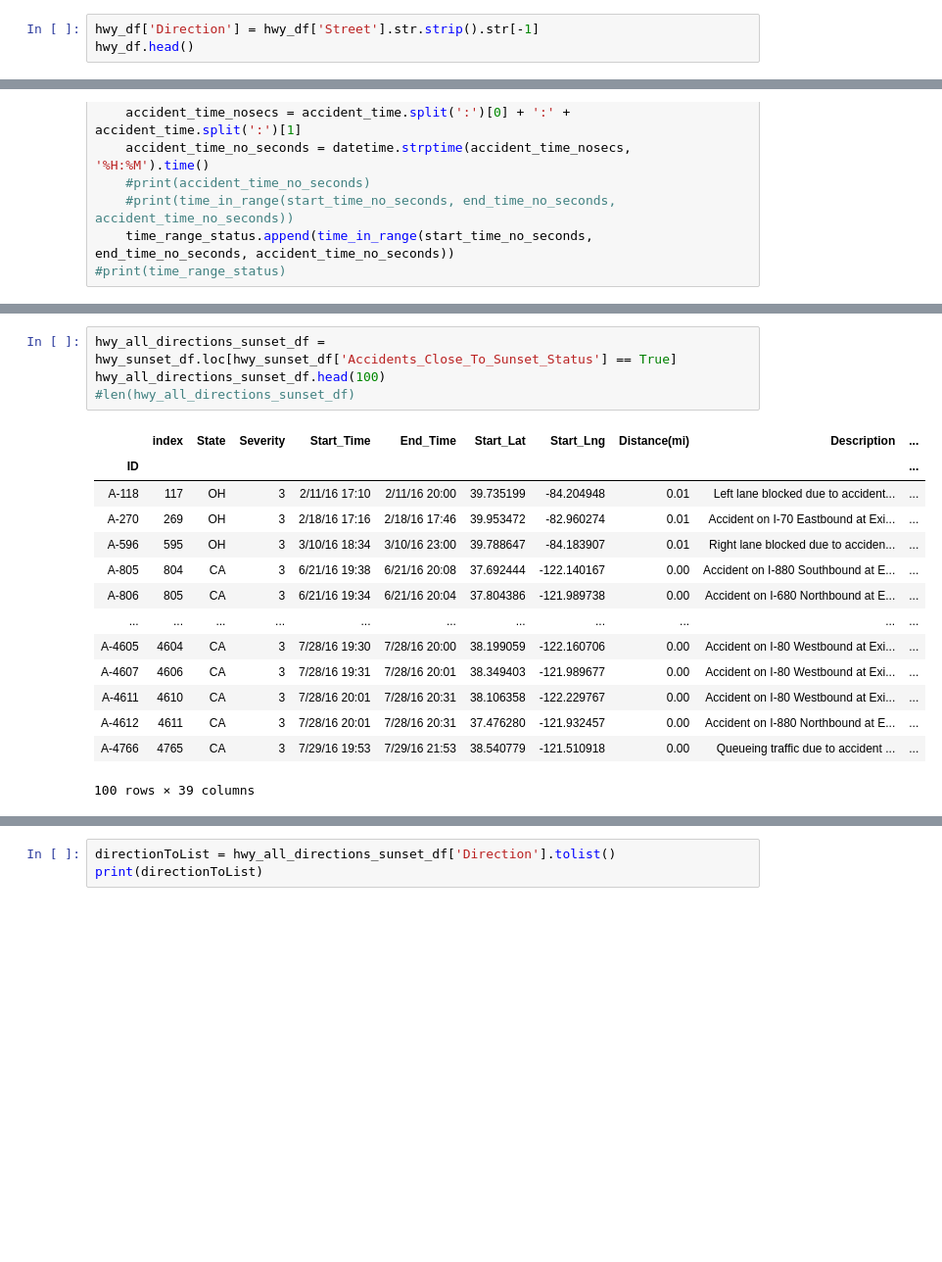
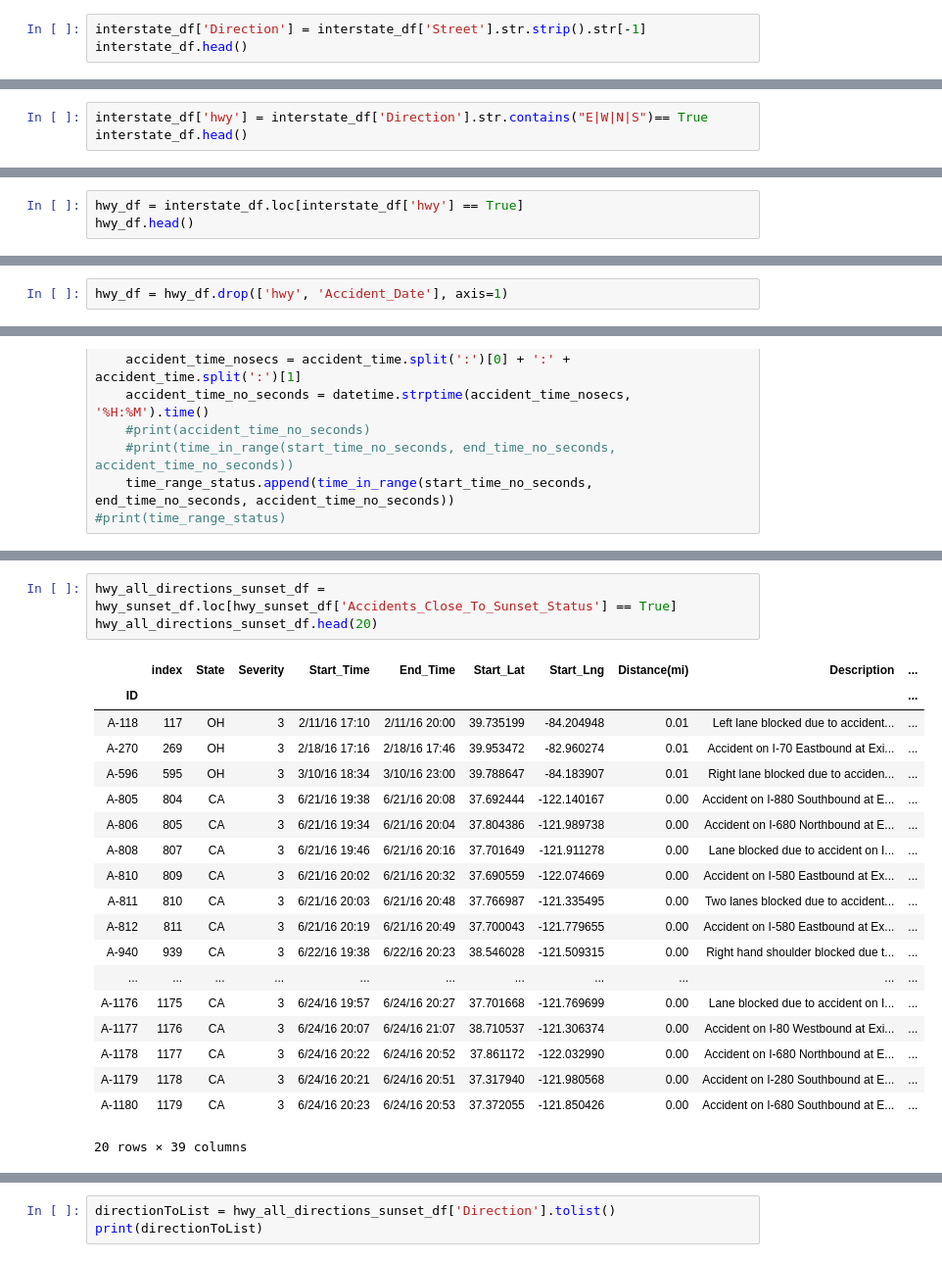
Before and after one commit to arundhatic/Project_1_sunsets, a Jupyter notebook: Arun/Sunset_all_directions.ipynb, the cells around one changed output, grey strips where cells are left out. Shown at 98% size. Drawn from its saved outputs; the diff is of its cells as text; blank space fills up the shorter version.

Commit message:
fixed direction column and timezone

```diff
--- a/Arun/Sunset_all_directions.ipynb
+++ b/Arun/Sunset_all_directions.ipynb
@@ -63,8 +63,8 @@ hwy_df.head()
 | A-50 | 49 | OH | 3 | 2/9/16 6:41 | 2/9/16 7:11 | 39.773193 | -84.187454 | 0.01 | Accident on I-75 Northbound at Ex... | ... |
 5 rows × 33 columns
 # %%
-hwy_df['Direction'] = hwy_df['Street'].str.strip().str[-1]
-hwy_df.head()
+interstate_df['Direction'] = interstate_df['Street'].str.strip().str[-1]
+interstate_df.head()
 # %% [output]
 A value is trying to be set on a copy of a slice from a DataFrame.
 Try using .loc[row_indexer,col_indexer] = value instead
@@ -79,3 +79,6 @@ See the caveats in the documentation: http://pandas.pydata.org/pandas-docs/stabl
 | A-27 | 26 | OH | 2 | 2/8/16 12:52 | 2/8/16 13:37 | 39.733219 | -84.159653 | 0.00 | Accident on Irving Ave at Wilming... | ... |
 | A-50 | 49 | OH | 3 | 2/9/16 6:41 | 2/9/16 7:11 | 39.773193 | -84.187454 | 0.01 | Accident on I-75 Northbound at Ex... | ... |
 5 rows × 34 columns
+# %%
+interstate_df['hwy'] = interstate_df['Direction'].str.contains("E|W|N|S")== True
+interstate_df.head()
@@ -81,0 +99,3 @@ See the caveats in the documentation: http://pandas.pydata.org/pandas-docs/stabl
+# %%
+hwy_df = interstate_df.loc[interstate_df['hwy'] == True]
+hwy_df.head()
@@ -134,3 +161,5 @@ del hwy_df['Accident_Date']
+# %%
+hwy_df = hwy_df.drop(['hwy', 'Accident_Date'], axis=1)
 # %%
 hwy_df.head()
 # %% [output]
@@ -357,23 +374,27 @@ hwy_sunset_df.head()
 5 rows × 39 columns
 # %%
 hwy_all_directions_sunset_df = hwy_sunset_df.loc[hwy_sunset_df['Accidents_Close_To_Sunset_Status'] == True]
-hwy_all_directions_sunset_df.head(100)
-#len(hwy_all_directions_sunset_df)
+hwy_all_directions_sunset_df.head(20)
 # %% [output]
 |  | index | State | Severity | Start_Time | End_Time | Start_Lat | Start_Lng | Distance(mi) | Description | ... |
 | ID |  |  |  |  |  |  |  |  |  | ... |
 | A-118 | 117 | OH | 3 | 2/11/16 17:10 | 2/11/16 20:00 | 39.735199 | -84.204948 | 0.01 | Left lane blocked due to accident... | ... |
 | A-270 | 269 | OH | 3 | 2/18/16 17:16 | 2/18/16 17:46 | 39.953472 | -82.960274 | 0.01 | Accident on I-70 Eastbound at Exi... | ... |
 | A-596 | 595 | OH | 3 | 3/10/16 18:34 | 3/10/16 23:00 | 39.788647 | -84.183907 | 0.01 | Right lane blocked due to acciden... | ... |
 | A-805 | 804 | CA | 3 | 6/21/16 19:38 | 6/21/16 20:08 | 37.692444 | -122.140167 | 0.00 | Accident on I-880 Southbound at E... | ... |
 | A-806 | 805 | CA | 3 | 6/21/16 19:34 | 6/21/16 20:04 | 37.804386 | -121.989738 | 0.00 | Accident on I-680 Northbound at E... | ... |
+| A-808 | 807 | CA | 3 | 6/21/16 19:46 | 6/21/16 20:16 | 37.701649 | -121.911278 | 0.00 | Lane blocked due to accident on I... | ... |
+| A-810 | 809 | CA | 3 | 6/21/16 20:02 | 6/21/16 20:32 | 37.690559 | -122.074669 | 0.00 | Accident on I-580 Eastbound at Ex... | ... |
+| A-811 | 810 | CA | 3 | 6/21/16 20:03 | 6/21/16 20:48 | 37.766987 | -121.335495 | 0.00 | Two lanes blocked due to accident... | ... |
+| A-812 | 811 | CA | 3 | 6/21/16 20:19 | 6/21/16 20:49 | 37.700043 | -121.779655 | 0.00 | Accident on I-580 Eastbound at Ex... | ... |
+| A-940 | 939 | CA | 3 | 6/22/16 19:38 | 6/22/16 20:23 | 38.546028 | -121.509315 | 0.00 | Right hand shoulder blocked due t... | ... |
 | ... | ... | ... | ... | ... | ... | ... | ... | ... | ... | ... |
-| A-4605 | 4604 | CA | 3 | 7/28/16 19:30 | 7/28/16 20:00 | 38.199059 | -122.160706 | 0.00 | Accident on I-80 Westbound at Exi... | ... |
-| A-4607 | 4606 | CA | 3 | 7/28/16 19:31 | 7/28/16 20:01 | 38.349403 | -121.989677 | 0.00 | Accident on I-80 Westbound at Exi... | ... |
-| A-4611 | 4610 | CA | 3 | 7/28/16 20:01 | 7/28/16 20:31 | 38.106358 | -122.229767 | 0.00 | Accident on I-80 Westbound at Exi... | ... |
-| A-4612 | 4611 | CA | 3 | 7/28/16 20:01 | 7/28/16 20:31 | 37.476280 | -121.932457 | 0.00 | Accident on I-880 Northbound at E... | ... |
-| A-4766 | 4765 | CA | 3 | 7/29/16 19:53 | 7/29/16 21:53 | 38.540779 | -121.510918 | 0.00 | Queueing traffic due to accident ... | ... |
+| A-1176 | 1175 | CA | 3 | 6/24/16 19:57 | 6/24/16 20:27 | 37.701668 | -121.769699 | 0.00 | Lane blocked due to accident on I... | ... |
+| A-1177 | 1176 | CA | 3 | 6/24/16 20:07 | 6/24/16 21:07 | 38.710537 | -121.306374 | 0.00 | Accident on I-80 Westbound at Exi... | ... |
+| A-1178 | 1177 | CA | 3 | 6/24/16 20:22 | 6/24/16 20:52 | 37.861172 | -122.032990 | 0.00 | Accident on I-680 Northbound at E... | ... |
+| A-1179 | 1178 | CA | 3 | 6/24/16 20:21 | 6/24/16 20:51 | 37.317940 | -121.980568 | 0.00 | Accident on I-280 Southbound at E... | ... |
+| A-1180 | 1179 | CA | 3 | 6/24/16 20:23 | 6/24/16 20:53 | 37.372055 | -121.850426 | 0.00 | Accident on I-680 Southbound at E... | ... |
-100 rows × 39 columns
+20 rows × 39 columns
 # %%
 len(hwy_all_directions_sunset_df)
 # %% [output]
```
Also changed, not shown: parts of 20 cells of this notebook.
